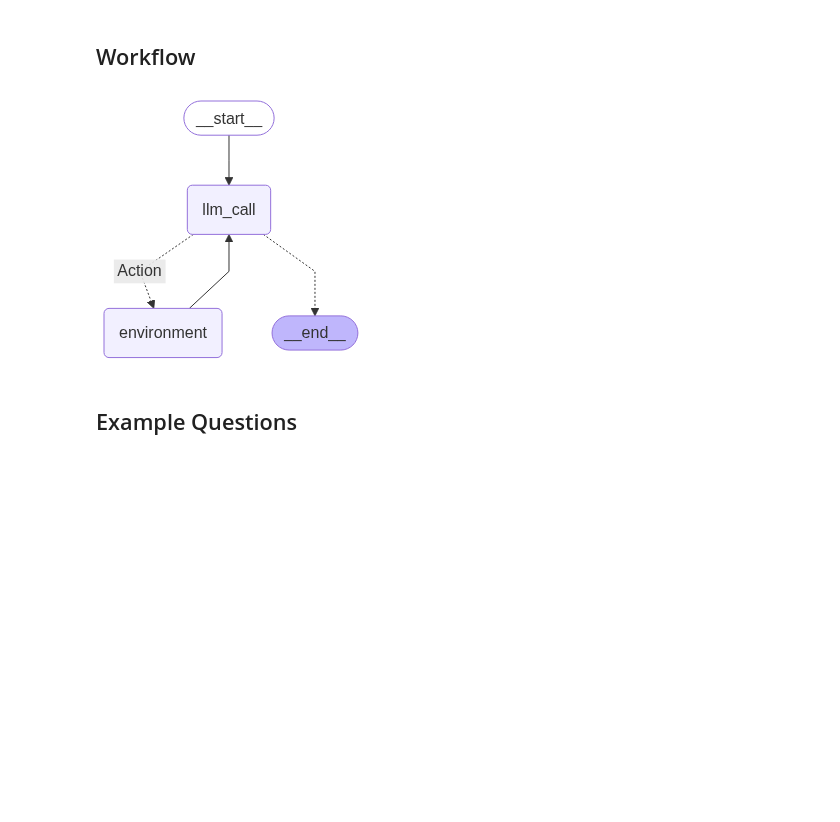
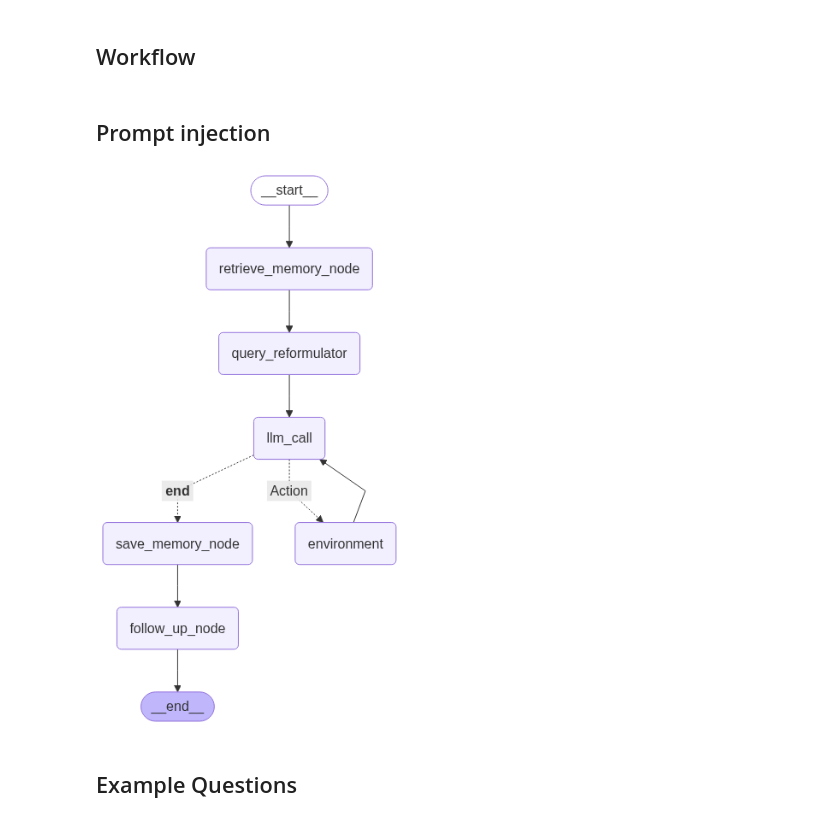
Before and after one commit to sujay1990-vm/vm-GenAI_BI, a Jupyter notebook: react_agent.ipynb, the cells around one changed output. Saved outputs shown, nothing was run; the diff lists cells and outputs as text; code cells hidden in the pictures; blank space fills up the shorter version.

```diff
--- a/react_agent.ipynb
+++ b/react_agent.ipynb
@@ -798,0 +935,21 @@ def llm_call(state: MessagesState):
+# %% [markdown]
+## Prompt injection
+# %%
+def get_claims_overview_injection(user_query: str) -> str:
+    if "claims overview" in user_query.lower() or "claims summary" in user_query.lower():
+        return """
+If the user asks for a "claims overview", structure the output like this:
+
+- Policy Number
+- Claim Number
+- Date of Loss
+- Claim Type [PD, BI, Total Loss, Cargo, Subro]
+- Claim Status
+- Current Claim Phase [e.g., investigation, negotiation, litigation]
+- Total Incurred / Paid / Reserved
+- Days Open / Days to Close
+
+Use calculation logic from the schema definitions returned by `get_schema_tool`.
+If data is missing, output "N/A".
+"""
+    return ""
@@ -804,11 +994,7 @@ def tool_node(state: MessagesState):
         tool = tools_by_name[tool_call["name"]]
         observation = tool.invoke(tool_call["args"])
         result.append(ToolMessage(content=observation, tool_call_id=tool_call["id"]))
-    return {
-        "messages": state["messages"] + result,
-        "thoughts": state["thoughts"],
-        "reasoning": state["reasoning"]
-    }
+    return {"messages": result}
 # %%
 from langgraph.graph import END
 from typing import Literal
@@ -820,32 +1006,46 @@ def should_continue(state: MessagesState) -> Literal["Action", END]:
 # %%
 from langgraph.graph import StateGraph, START
 from langchain_core.messages import HumanMessage, SystemMessage, ToolMessage
 from langgraph.graph import MessagesState
 from langgraph.checkpoint.memory import InMemorySaver
 from langgraph.store.memory import InMemoryStore
 
-agent_builder = StateGraph(AgentState)
+agent_builder = StateGraph(MessagesState)
 checkpointer = InMemorySaver()
 store = InMemoryStore(
     index={
         "embed": embeddings,
         "dims": 1536,
         "fields": ["user_query", "reformulated_query", "final_response"]
     }
 )
 
 agent_builder.add_node("llm_call", llm_call)
+agent_builder.add_node("retrieve_memory_node", memory_node)
+agent_builder.add_node("query_reformulator", query_reformulator_node)
+agent_builder.add_node("save_memory_node", save_memory_node)
+agent_builder.add_node("follow_up_node", make_follow_up_node())
+
+    # agent_builder.add_node(
+# "environment",
+# lambda state, config=None: {"messages": tool_node(state, config=config)["messages"]}
+#     )
 agent_builder.add_node("environment", tool_node)
 
-agent_builder.add_edge(START, "llm_call")
+agent_builder.add_edge(START, "retrieve_memory_node")
+agent_builder.add_edge("retrieve_memory_node", "query_reformulator")
+agent_builder.add_edge("query_reformulator", "llm_call")
+# agent_builder.add_edge("retrieve_memory_node", "llm_call")
 agent_builder.add_edge("environment", "llm_call")
-agent_builder.add_conditional_edges("llm_call", should_continue, {"Action": "environment", END: END})
+agent_builder.add_conditional_edges("llm_call", should_continue, {"Action": "environment", END: "save_memory_node"})
+agent_builder.add_edge("save_memory_node", "follow_up_node")
+agent_builder.add_edge("follow_up_node", END)
 
 agent = agent_builder.compile(checkpointer=checkpointer, store=store)
 from IPython.display import Image, display
 display(Image(agent.get_graph().draw_mermaid_png()))
 # %% [output]
-[figure, old version]
+[figure, new version]
 # %% [markdown]
 ## Example Questions
 # %%
```
Also changed, not shown: parts of 26 cells of this notebook, 7 other files.
